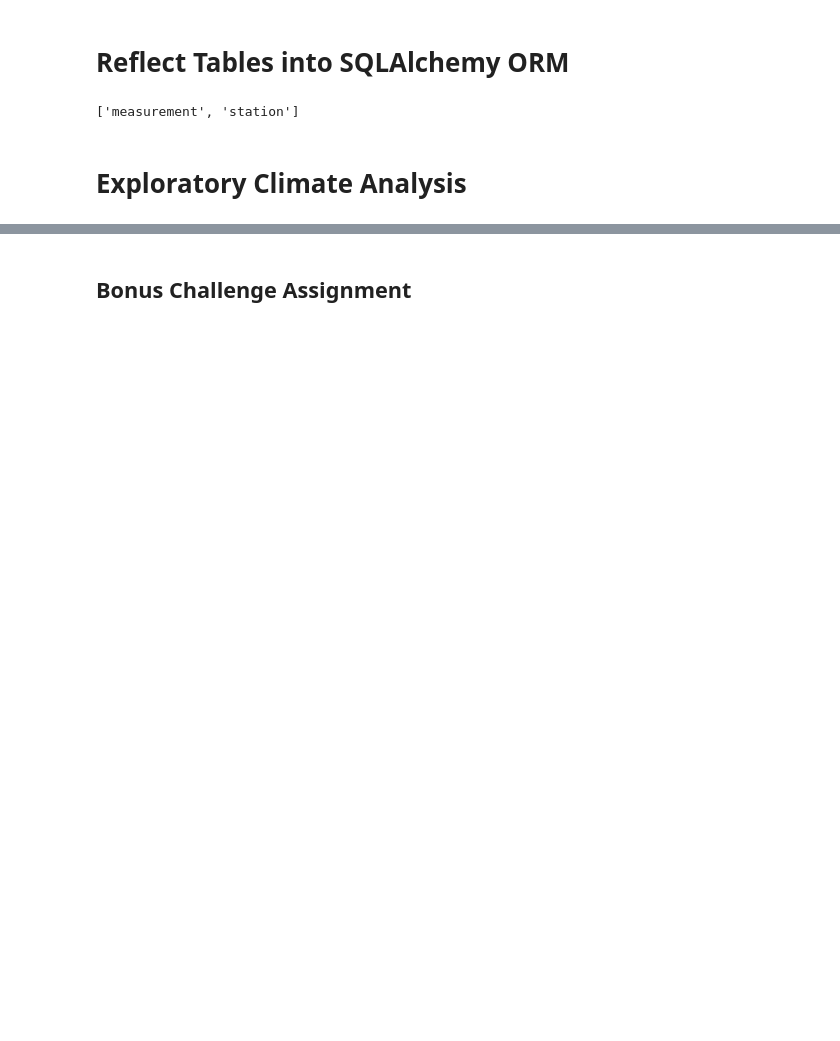
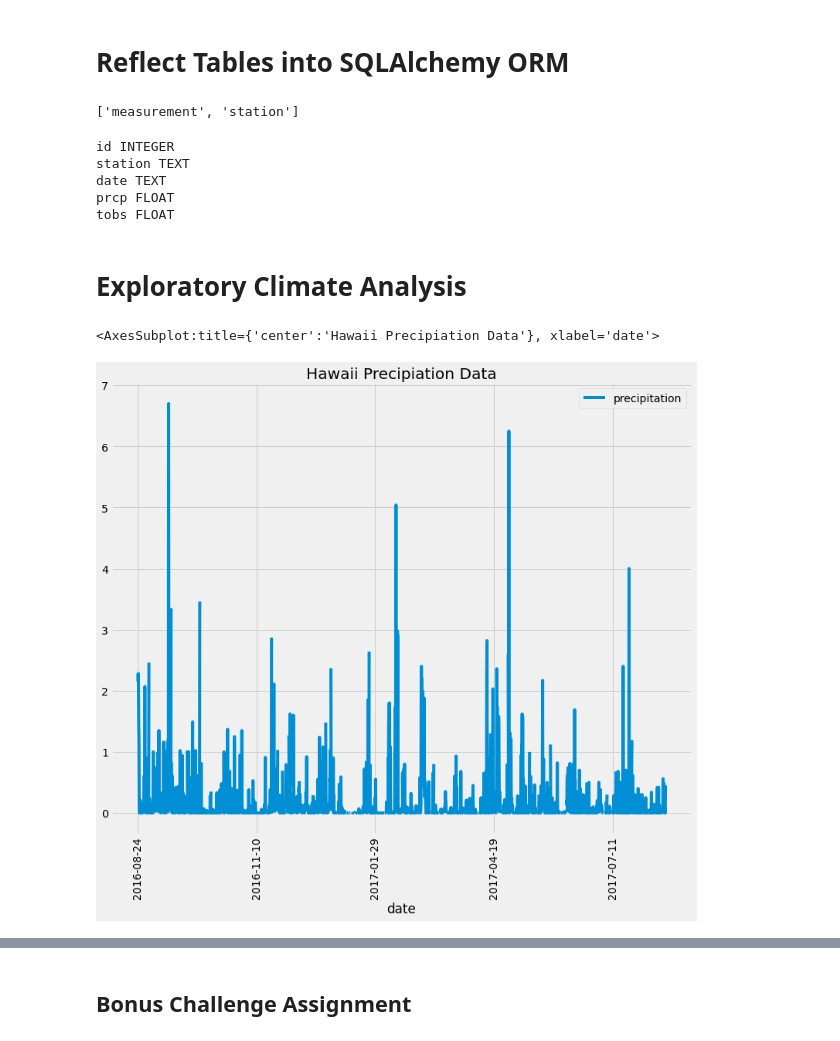
Before and after one commit to cphyland/sqlalchemy-challenge, a Jupyter notebook: climate_starter.ipynb, the cells around one changed output, grey strips where cells are left out. Saved outputs shown, nothing was run; the diff lists cells and outputs as text; code cells hidden in the pictures; blank space fills up the shorter version.

```diff
--- a/climate_starter.ipynb
+++ b/climate_starter.ipynb
@@ -35,19 +35,42 @@ Station = Base.classes.station
 # %%
 # Create our session (link) from Python to the DB
 session = Session(engine)
+
+inspector = inspect(engine)
+columns = inspector.get_columns('Measurement')
+for c in columns:
+    print(c['name'], c["type"])
+# %% [output]
+id INTEGER
+station TEXT
+date TEXT
+prcp FLOAT
+tobs FLOAT
 # %% [markdown]
 # Exploratory Climate Analysis
 # %%
 # Design a query to retrieve the last 12 months of precipitation data and plot the results
+# Calculate the date 1 year ago from the last data point in the database
+# Perform a query to retrieve the data and precipitation scores
+# Save the query results as a Pandas DataFrame and set the index to the date column
+# Sort the dataframe by date
+# Use Pandas Plotting with Matplotlib to plot the data
 
-# Calculate the date 1 year ago from the last data point in the database
+prcp = session.query(Measurement.date, Measurement.prcp).all()
+prcp = pd.DataFrame(prcp, columns=['date', 'precipitation']).sort_values('date')
 
-# Perform a query to retrieve the data and precipitation scores
 
-# Save the query results as a Pandas DataFrame and set the index to the date column
+last_data_point = prcp['date'].iloc[[-1][0]]
+last_data_point = dt.datetime.strptime(last_data_point, "%Y-%m-%d").date()
+year_ago = last_data_point -dt.timedelta(days=365)
 
-# Sort the dataframe by date
+prcp_filtered = session.query(Measurement.date, Measurement.prcp).filter(Measurement.date > year_ago).all()
+prcp_df = pd.DataFrame(prcp_filtered, columns=['date', 'precipitation']).sort_values('date')
+prcp_df = prcp_df.set_index('date')
 
-# Use Pandas Plotting with Matplotlib to plot the data
+prcp_df.plot(title="Hawaii Precipiation Data", figsize=(12, 10), rot=90)
+# %% [output]
+<AxesSubplot:title={'center':'Hawaii Precipiation Data'}, xlabel='date'>
+[figure, added]
 # %%
 # Use Pandas to calcualte the summary statistics for the precipitation data
```
Also changed, not shown: parts of 4 cells of this notebook.
